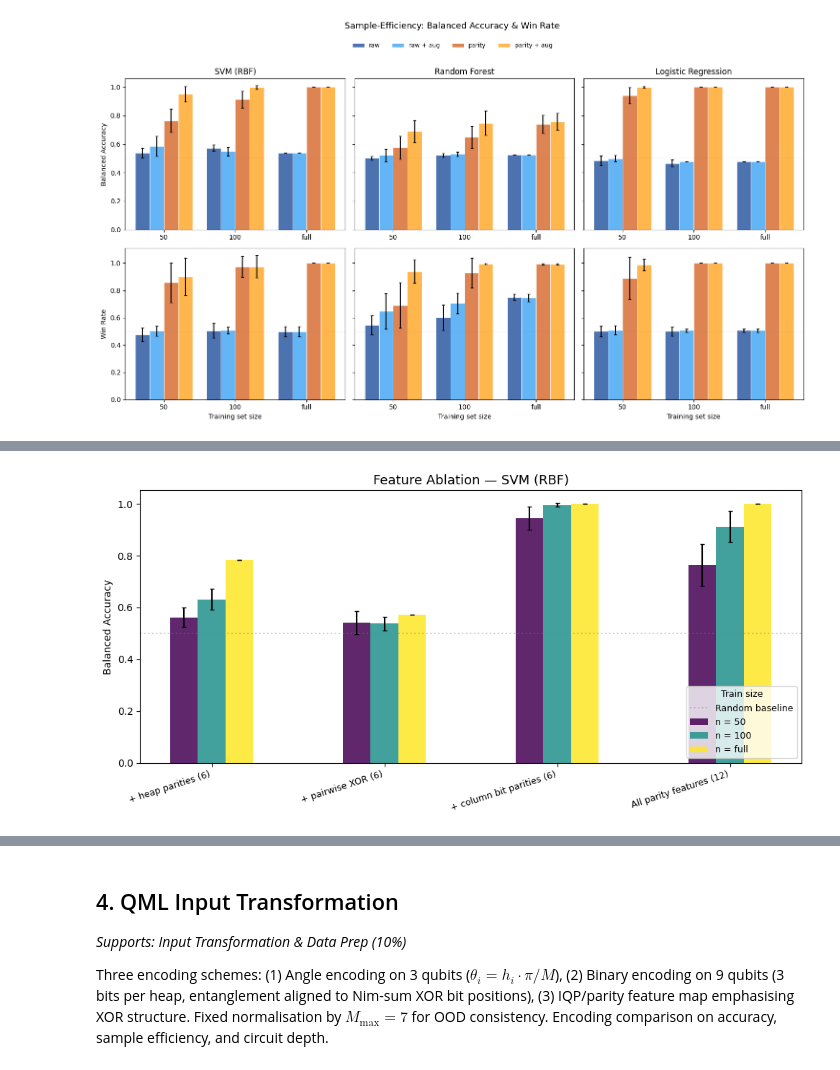
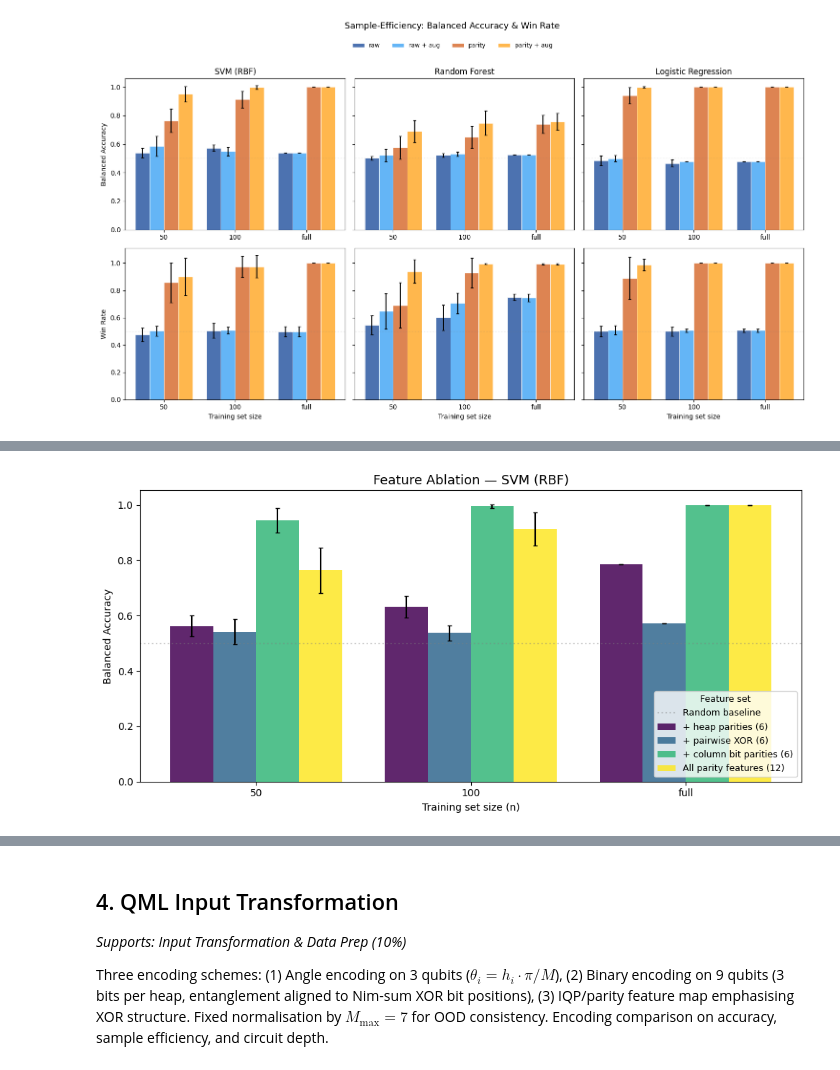
Before and after one commit to gelbh/comp47950-qml-project, a Jupyter notebook: notebooks/qml_project.ipynb, the cells around one changed output, grey strips where cells are left out. Cells and saved outputs as stored; diff of their text form; code cells hidden in the pictures.

```diff
--- a/notebooks/qml_project.ipynb
+++ b/notebooks/qml_project.ipynb
@@ -580,7 +529,7 @@ sweep = run_classical_sweep(
     M=7,
     compute_win_rate=True,
     n_games_win_rate=200,
-    mlflow_experiment="classical-baselines-ood",
+    mlflow_experiment="classical-baselines",
     verbose=True,
 )
 # %% [output]
@@ -795,7 +690,7 @@ ablation_sweep = run_classical_sweep(
     seeds=list(range(10)),
     M=7,
     compute_win_rate=False,
-    mlflow_experiment="classical-ablation-ood",
+    mlflow_experiment="classical-ablation",
     verbose=True,
 )
 
@@ -843,35 +738,33 @@ train_sizes = sorted(size_labels.keys())
 # %%
 abl_df = ablation_sweep.to_dataframe()
 
 n_fs = len(ABLATION_FEATURE_SETS_NO_RAW)
 n_sizes = len(train_sizes)
-bar_width = 0.16
-fs_offsets = np.arange(n_fs)
+bar_width = 0.2
+size_offsets = np.arange(n_sizes)
 
 fig, ax = plt.subplots(figsize=(10, 5))
 
-for j, tsz in enumerate(train_sizes):
-    sub = abl_df[abl_df["train_size"] == tsz]
-    means = sub.groupby("feature_set")["balanced_accuracy"].mean()
-    stds = sub.groupby("feature_set")["balanced_accuracy"].std()
-    vals = [means.get(fs, np.nan) for fs in ABLATION_FEATURE_SETS_NO_RAW]
-    errs = [stds.get(fs, 0) for fs in ABLATION_FEATURE_SETS_NO_RAW]
-    x = fs_offsets + (j - (n_sizes - 1) / 2) * bar_width
+for j, fs in enumerate(ABLATION_FEATURE_SETS_NO_RAW):
+    sub = abl_df[abl_df["feature_set"] == fs]
+    means = sub.groupby("train_size")["balanced_accuracy"].mean()
+    stds = sub.groupby("train_size")["balanced_accuracy"].std()
+    vals = [means.get(tsz, np.nan) for tsz in train_sizes]
+    errs = [stds.get(tsz, 0) for tsz in train_sizes]
+    x = size_offsets + (j - (n_fs - 1) / 2) * bar_width
     ax.bar(x, vals, bar_width, yerr=errs, capsize=2,
-           label=f"n = {size_labels[tsz]}", alpha=0.85,
-           color=plt.cm.viridis(j / (n_sizes - 1)))
+           label=FEATURE_SET_DESCRIPTIONS[fs], alpha=0.85,
+           color=plt.cm.viridis(j / (n_fs - 1)))
 
-ax.set_xticks(fs_offsets)
-ax.set_xticklabels(
-    [FEATURE_SET_DESCRIPTIONS[fs] for fs in ABLATION_FEATURE_SETS_NO_RAW],
-    rotation=18, ha="right", fontsize=9,
-)
+ax.set_xticks(size_offsets)
+ax.set_xticklabels([size_labels[tsz] for tsz in train_sizes])
+ax.set_xlabel("Training set size (n)")
 ax.set_ylabel("Balanced Accuracy")
 ax.axhline(0.5, color="grey", linestyle=":", alpha=0.4, label="Random baseline")
-ax.legend(title="Train size", fontsize=9, title_fontsize=9, loc="lower right")
+ax.legend(title="Feature set", fontsize=9, title_fontsize=9, loc="lower right")
 ax.set_title("Feature Ablation — SVM (RBF)", fontsize=13)
 plt.tight_layout()
 fig.savefig("../presentation/figures/feature_ablation.png", dpi=300, bbox_inches="tight")
 plt.show()
 # %% [output]
-[figure, old version]
+[figure, new version]
```
Also changed, not shown: parts of 25 cells of this notebook.
